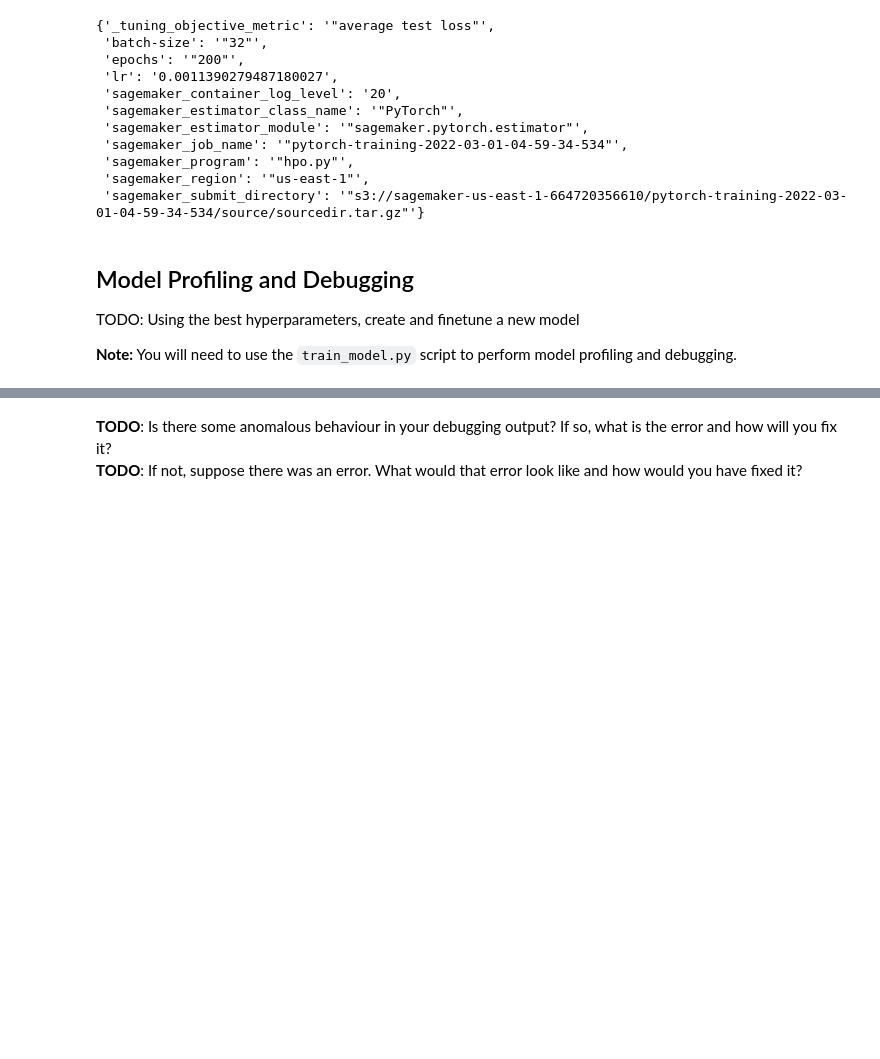
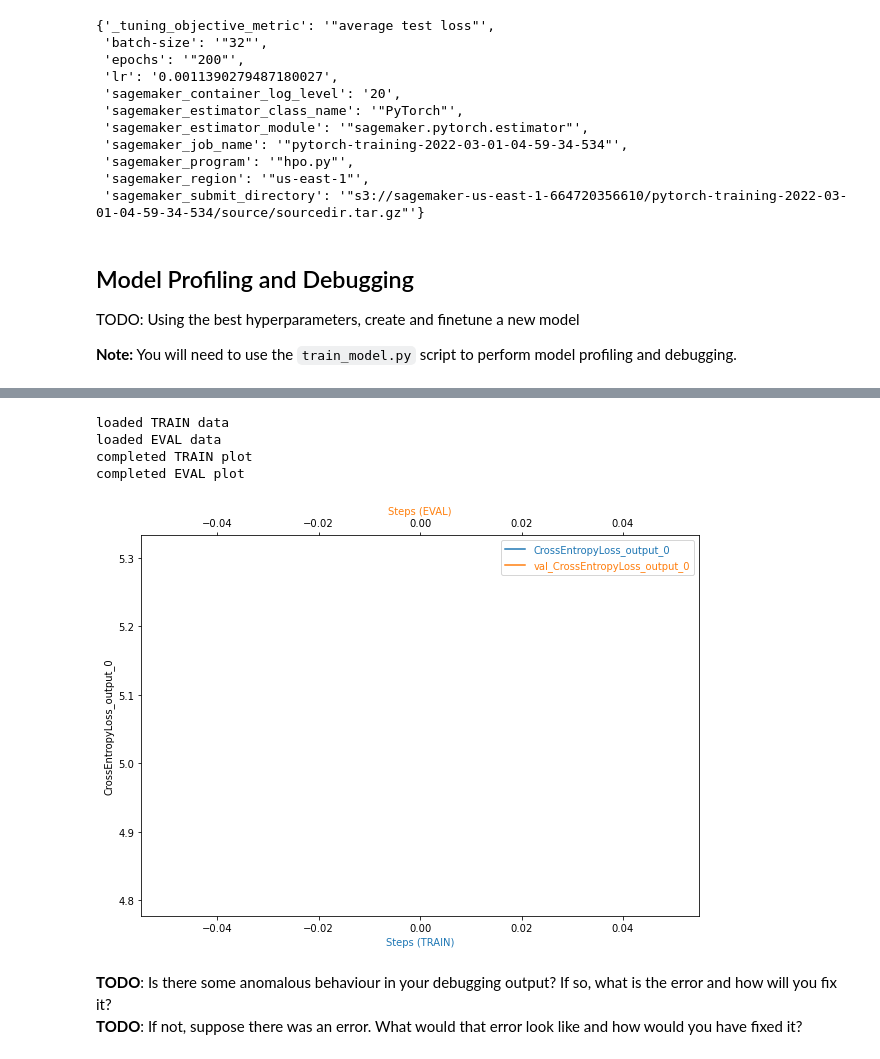
Before and after one commit to jqchen24/image_classification_pytorch_sagemaker, a Jupyter notebook: train_and_deploy.ipynb, the cells around one changed output, grey strips where cells are left out. Cells and saved outputs as stored; diff of their text form; code cells hidden in the pictures; blank space fills up the shorter version.

```diff
--- a/train_and_deploy.ipynb
+++ b/train_and_deploy.ipynb
@@ -345,3 +354,11 @@ plot_tensor(trial, "nll_loss_output_0")
+# %%
+plot_tensor(trial, "CrossEntropyLoss_output_0")
+# %% [output]
+loaded TRAIN data
+loaded EVAL data
+completed TRAIN plot
+completed EVAL plot
+[figure, added]
 # %% [markdown]
 **TODO**: Is there some anomalous behaviour in your debugging output? If so, what is the error and how will you fix it?
 **TODO**: If not, suppose there was an error. What would that error look like and how would you have fixed it?
```
Also changed, not shown: parts of 3 cells of this notebook.
